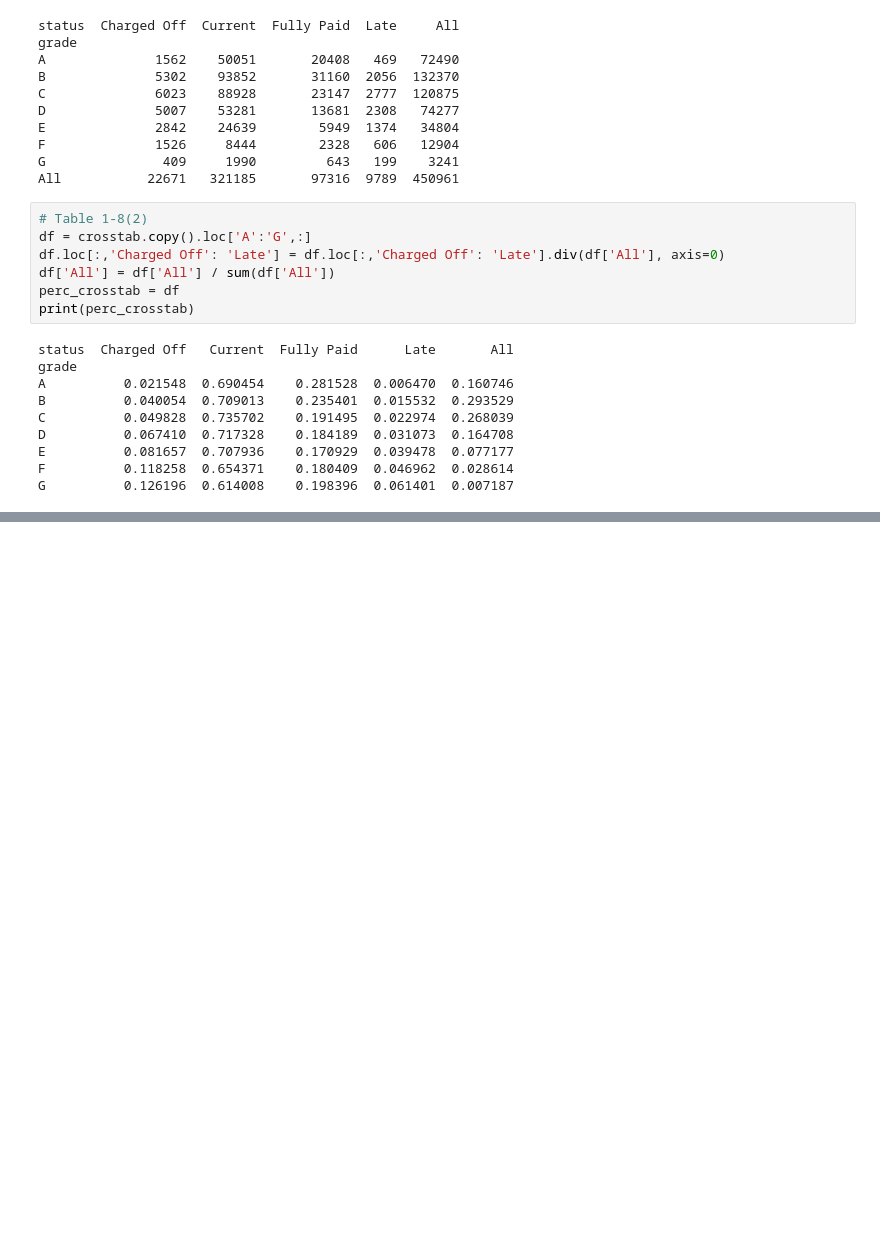
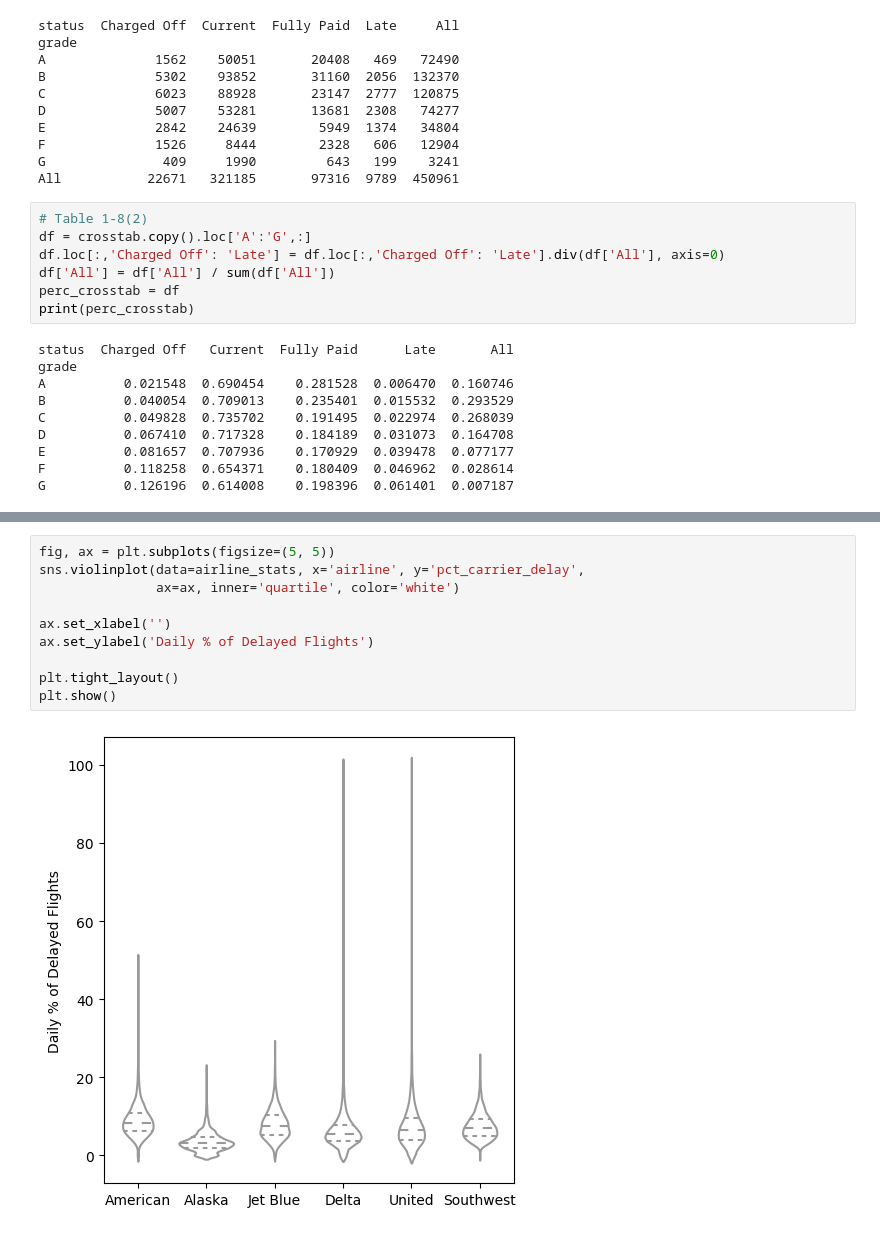
Before and after one commit to felipesebben/practical_statistics, a Jupyter notebook: 1_Exploratory_Data_Analysis.ipynb, the cells around one changed output, grey strips where cells are left out. Saved outputs shown, nothing was run; the diff lists cells and outputs as text; blank space fills up the shorter version.

```diff
--- a/1_Exploratory_Data_Analysis.ipynb
+++ b/1_Exploratory_Data_Analysis.ipynb
@@ -566,0 +610,12 @@ G          0.126196  0.614008    0.198396  0.061401  0.007187
+# %%
+fig, ax = plt.subplots(figsize=(5, 5))
+sns.violinplot(data=airline_stats, x='airline', y='pct_carrier_delay',
+               ax=ax, inner='quartile', color='white')
+
+ax.set_xlabel('')
+ax.set_ylabel('Daily % of Delayed Flights')
+
+plt.tight_layout()
+plt.show()
+# %% [output]
+[figure, added]
```
Also changed, not shown: parts of 14 cells of this notebook.
